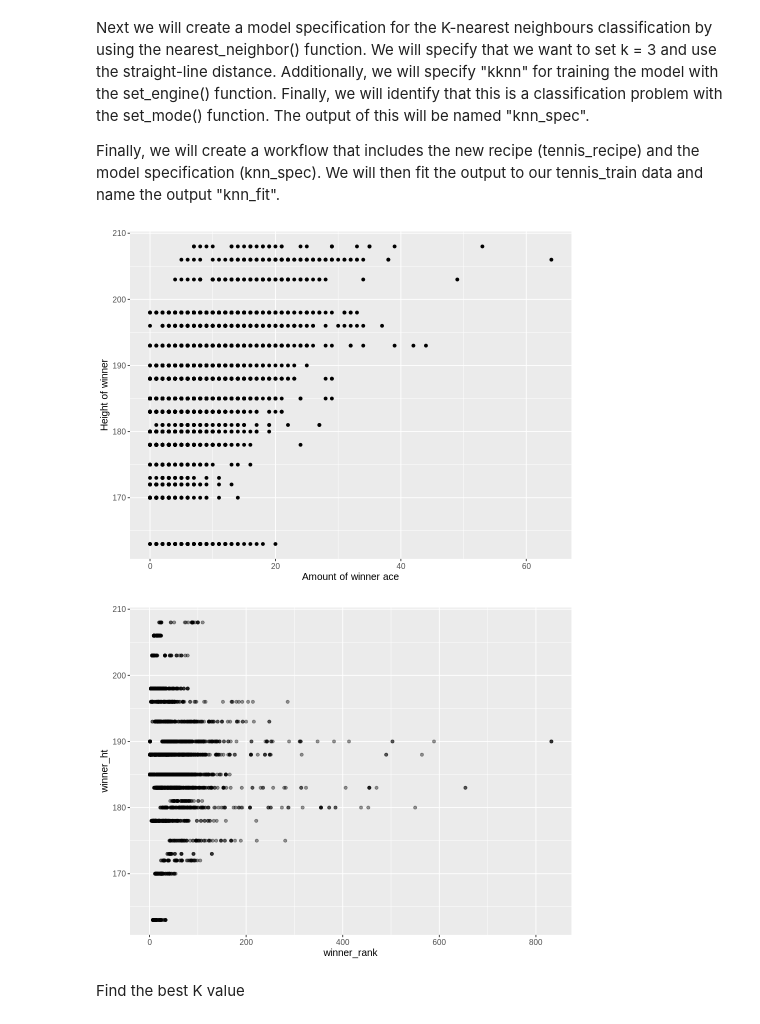
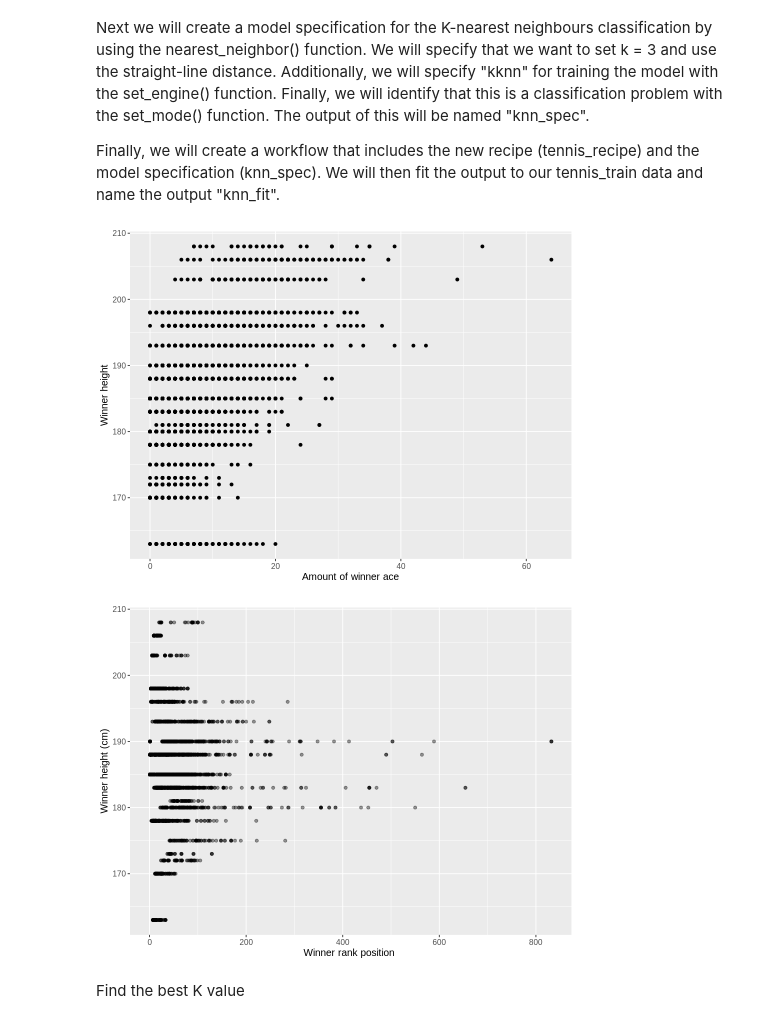
Before and after one commit to Tom0809/Group-Project, a Jupyter notebook: Group Project.ipynb, the cells around one changed output. Cells and saved outputs as stored; diff of their text form; code cells hidden in the pictures.

```diff
--- a/Group Project.ipynb
+++ b/Group Project.ipynb
@@ -136,22 +136,22 @@ options(repr.plot.width = 8, repr.plot.height = 6)
 ace_ht<- ggplot(tennis, aes(x = w_ace, y = winner_ht)) +
   geom_point() +
   xlab("Amount of winner ace") +
-  ylab("Height of winner") +
+  ylab("Winner height") +
   theme(text = element_text(size = 12))
 ace_ht
 # %% [output]
-[figure, old version]
+[figure, new version]
 # %%
 #plot for winner_rank & winner_height
 
 ace_ht<- ggplot(tennis, aes(x = winner_rank, y = winner_ht)) +
   geom_point(alpha = 0.4) +
-  xlab("winner_rank") +
-  ylab("winner_ht") +
+  xlab("Winner rank position ") +
+  ylab("Winner height (cm)") +
   theme(text = element_text(size = 12))
 ace_ht
 # %% [output]
-[figure, old version]
+[figure, new version]
 # %% [markdown]
 Find the best K value
 # %%
```
Also changed, not shown: parts of 5 cells of this notebook.
